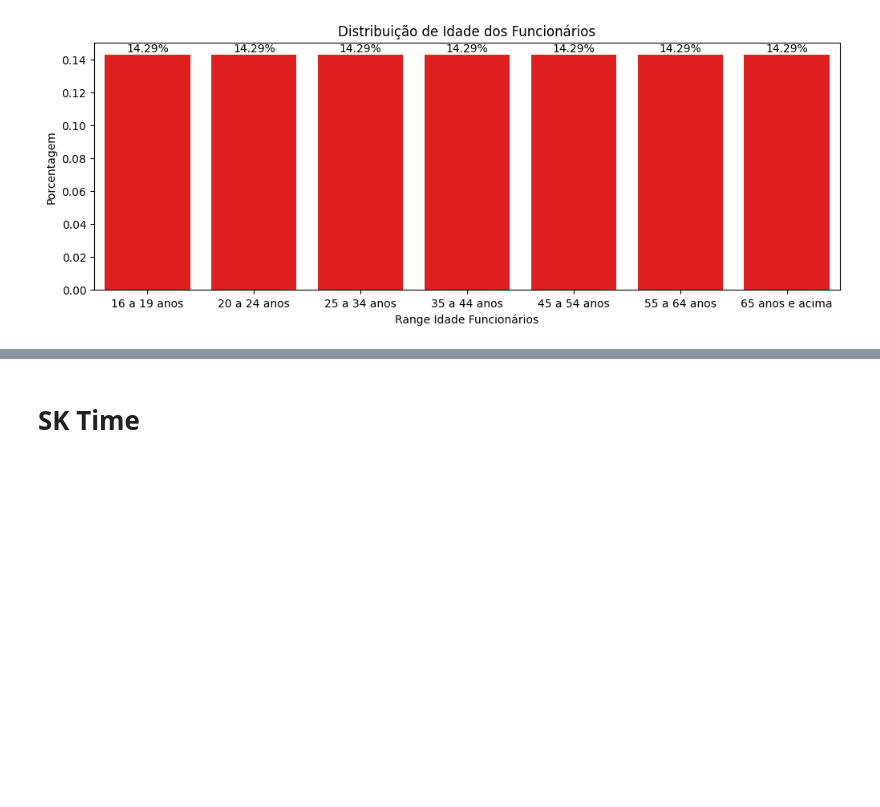
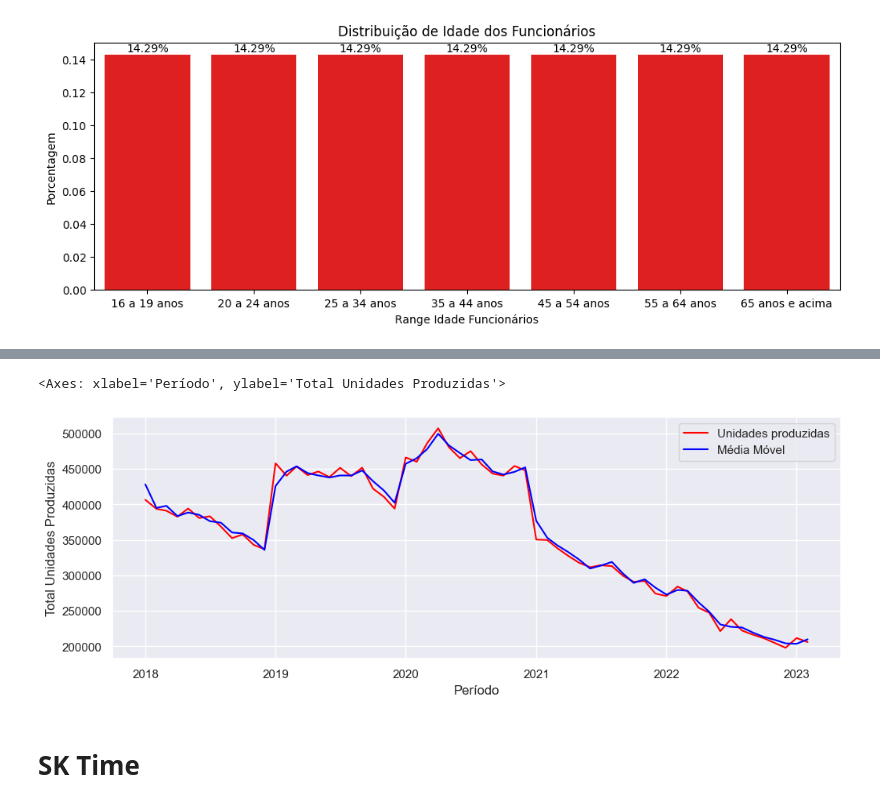
Before and after one commit to Felisouza/DSA_powerBI, a Jupyter notebook: cap_18/analise_exploratoria.ipynb, the cells around one changed output, grey strips where cells are left out. Drawn from its saved outputs; the diff is of its cells as text; code cells hidden in the pictures; blank space fills up the shorter version.

```diff
--- a/cap_18/analise_exploratoria.ipynb
+++ b/cap_18/analise_exploratoria.ipynb
@@ -68,2 +149,12 @@ plt.show()
+# %%
+df['mediaMovel'] = df['Total Unidades Produzidas'].rolling(12).mean()
+# %%
+sns.set(style="darkgrid")
+plt.figure(figsize=(12, 4))
+sns.lineplot(data=df, x=df['Período'].dt.to_timestamp(), y='Total Unidades Produzidas', label='Unidades produzidas', color='red', errorbar=None)
+sns.lineplot(data=df, x=df['Período'].dt.to_timestamp(), y='mediaMovel', label='Média Móvel', color='blue', errorbar=None)
+# %% [output]
+<Axes: xlabel='Período', ylabel='Total Unidades Produzidas'>
+[figure, added]
 # %% [markdown]
 # SK Time
```
Also changed, not shown: parts of 21 cells of this notebook, 1 other file.
